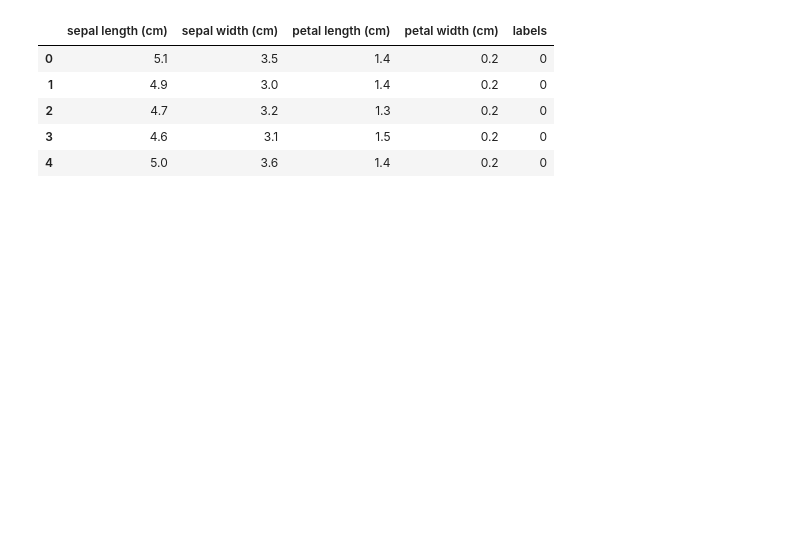
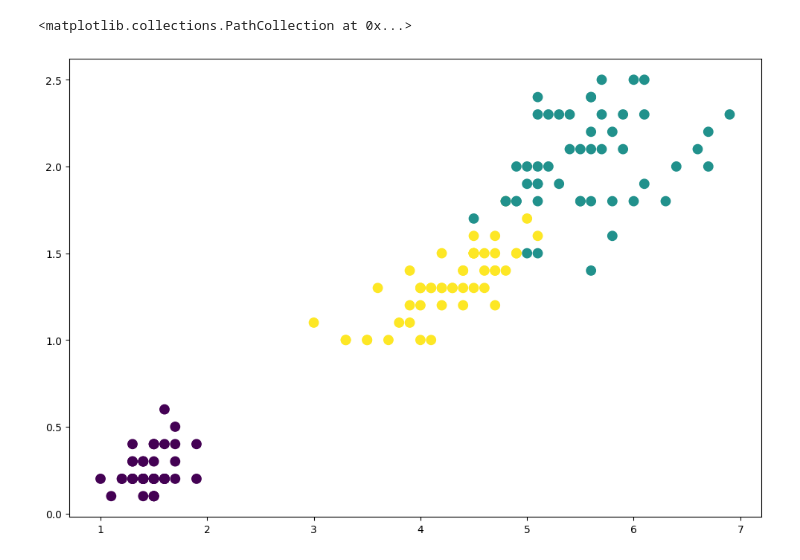
Before and after one commit to Mitchell-Mirano/Allison, a Jupyter notebook: examples/clustering/Clustering in Allison.ipynb, the cells around one changed output. Drawn from its saved outputs; the diff is of its cells as text; code cells hidden in the pictures; blank space fills up the shorter version.

```diff
--- a/examples/clustering/Clustering in Allison.ipynb
+++ b/examples/clustering/Clustering in Allison.ipynb
@@ -9,2 +7,3 @@ from clustering import Kmeans
 # %%
-data=pd.read_csv('./data/iris.csv')
+data=pd.read_csv("../data/Iris.csv")
+data.head()
@@ -11,12 +17,3 @@ data=pd.read_csv('./data/iris.csv')
-# %%
-data.head()
-# %% [output]
-|  | sepal length (cm) | sepal width (cm) | petal length (cm) | petal width (cm) | labels |
-| 0 | 5.1 | 3.5 | 1.4 | 0.2 | 0 |
-| 1 | 4.9 | 3.0 | 1.4 | 0.2 | 0 |
-| 2 | 4.7 | 3.2 | 1.3 | 0.2 | 0 |
-| 3 | 4.6 | 3.1 | 1.5 | 0.2 | 0 |
-| 4 | 5.0 | 3.6 | 1.4 | 0.2 | 0 |
 # %%
 def numeric_labels(categorical_labels):
 
@@ -30,5 +27,8 @@ def numeric_labels(categorical_labels):
     return numeric_labels
 # %%
 plt.figure(figsize=(12,8))
-plt.scatter(data['petal.length'],data['petal.width'],s=80, c=numeric_labels(data['variety']))
+plt.scatter(data['PetalLengthCm'],data['PetalWidthCm'],s=80, c=numeric_labels(data['Species']))
+# %% [output]
+<matplotlib.collections.PathCollection at 0x...>
+[figure, added]
 # %%
```
Also changed, not shown: parts of 9 cells of this notebook, 21 other files.
